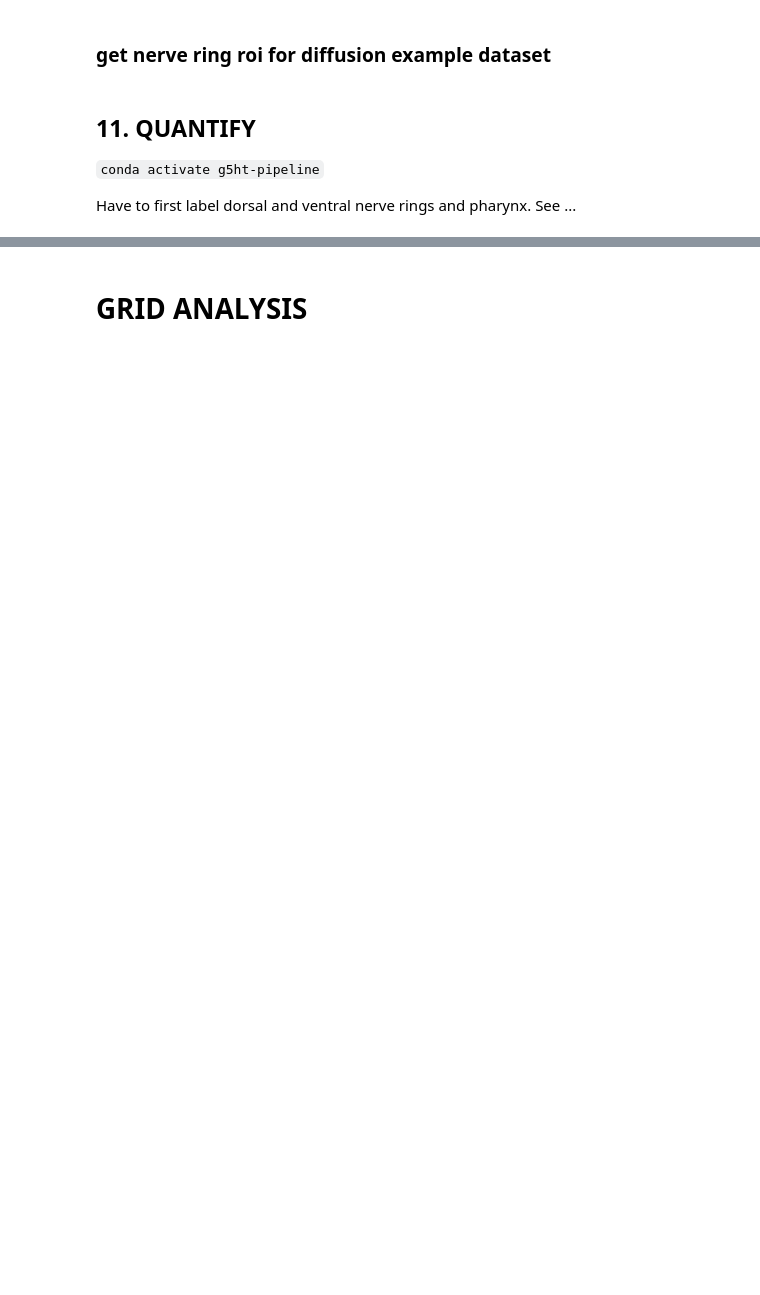
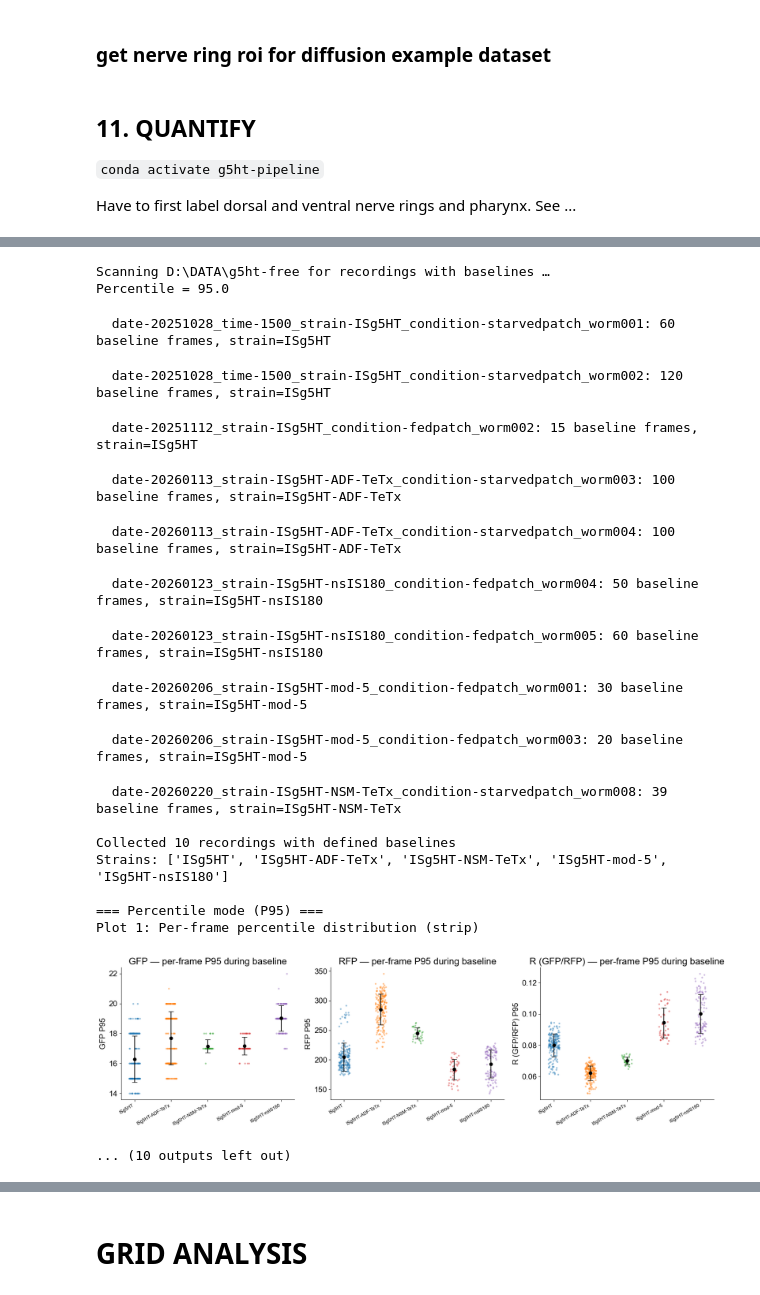
Before and after one commit to MunibH/g5ht-pipeline, a Jupyter notebook: run_pipeline_after_registration.ipynb, the cells around one changed output, grey strips where cells are left out. Saved outputs shown, nothing was run; the diff lists cells and outputs as text; code cells hidden in the pictures; blank space fills up the shorter version.

```diff
--- a/run_pipeline_after_registration.ipynb
+++ b/run_pipeline_after_registration.ipynb
@@ -402,3 +1035,29 @@ df.head()
+# %%
+import quantify_baseline_frame_pct
+_ = importlib.reload(sys.modules['quantify_baseline_frame_pct'])
+sys.argv = ["", r"D:\DATA\g5ht-free", "95", "registered_elastix"]
+quantify_baseline_frame_pct.main()
+# %% [output]
+Scanning D:\DATA\g5ht-free for recordings with baselines …
+Percentile = 95.0
+  date-20251028_time-1500_strain-ISg5HT_condition-starvedpatch_worm001: 60 baseline frames, strain=ISg5HT
+  date-20251028_time-1500_strain-ISg5HT_condition-starvedpatch_worm002: 120 baseline frames, strain=ISg5HT
+  date-20251112_strain-ISg5HT_condition-fedpatch_worm002: 15 baseline frames, strain=ISg5HT
+  date-20260113_strain-ISg5HT-ADF-TeTx_condition-starvedpatch_worm003: 100 baseline frames, strain=ISg5HT-ADF-TeTx
+  date-20260113_strain-ISg5HT-ADF-TeTx_condition-starvedpatch_worm004: 100 baseline frames, strain=ISg5HT-ADF-TeTx
+  date-20260123_strain-ISg5HT-nsIS180_condition-fedpatch_worm004: 50 baseline frames, strain=ISg5HT-nsIS180
+  date-20260123_strain-ISg5HT-nsIS180_condition-fedpatch_worm005: 60 baseline frames, strain=ISg5HT-nsIS180
+  date-20260206_strain-ISg5HT-mod-5_condition-fedpatch_worm001: 30 baseline frames, strain=ISg5HT-mod-5
+  date-20260206_strain-ISg5HT-mod-5_condition-fedpatch_worm003: 20 baseline frames, strain=ISg5HT-mod-5
+  date-20260220_strain-ISg5HT-NSM-TeTx_condition-starvedpatch_worm008: 39 baseline frames, strain=ISg5HT-NSM-TeTx
+
+Collected 10 recordings with defined baselines
+Strains: ['ISg5HT', 'ISg5HT-ADF-TeTx', 'ISg5HT-NSM-TeTx', 'ISg5HT-mod-5', 'ISg5HT-nsIS180']
+
+=== Percentile mode (P95) ===
+Plot 1: Per-frame percentile distribution (strip)
+[figure, added]
+... (10 outputs left out)
 # %% [markdown]
 ## 12 QUANTIFY VOXELS
 
```
Also changed, not shown: parts of 32 cells of this notebook, 10 other files.
